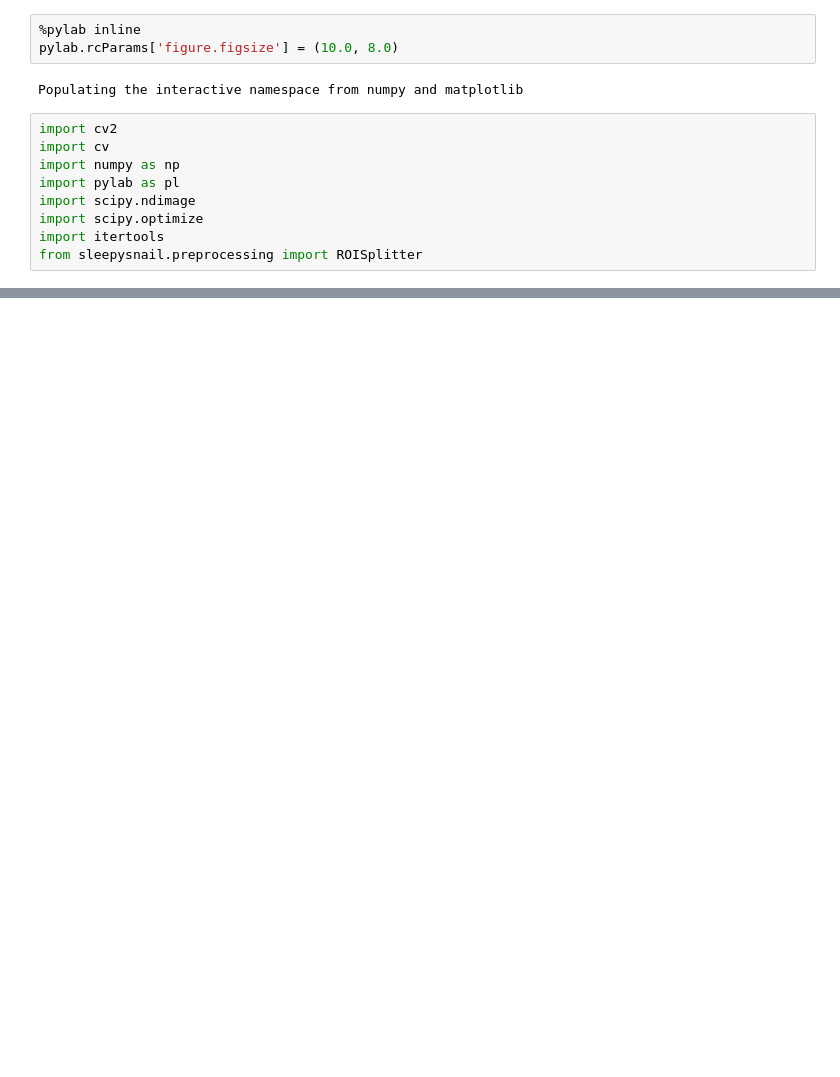
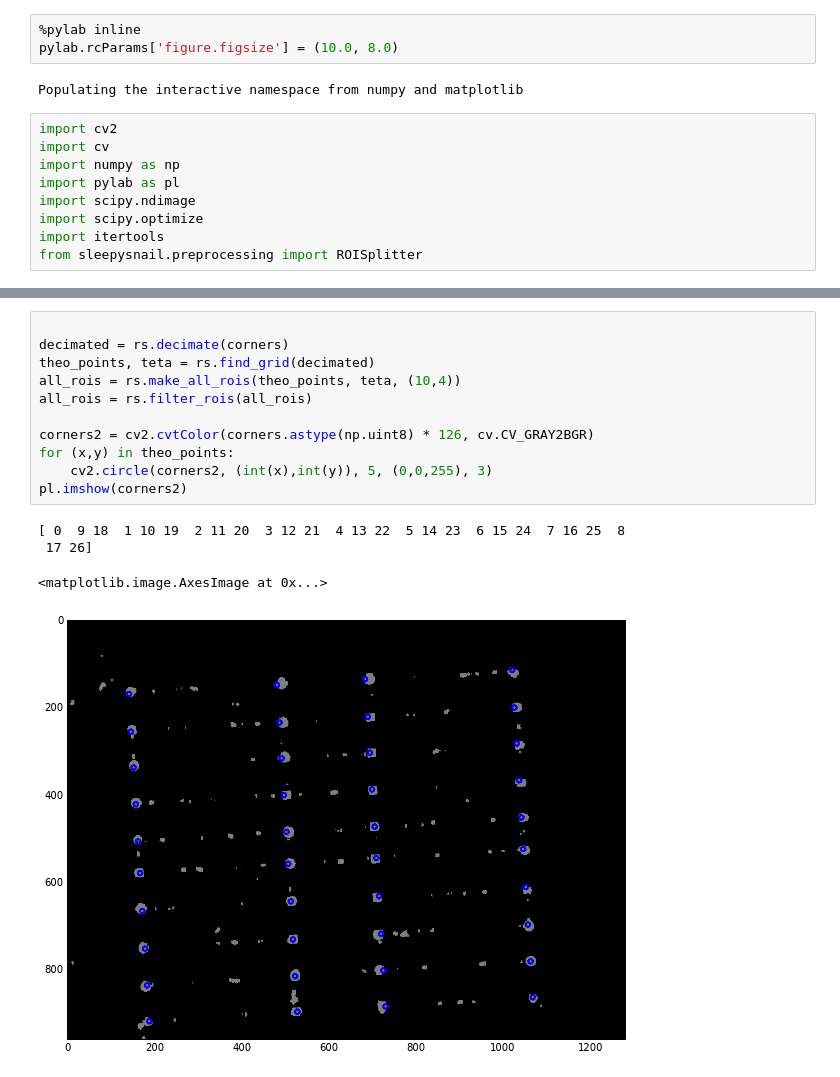
Before and after one commit to gilestrolab/sleepysnail, a Jupyter notebook: prototypes/ROISplitter_2.ipynb, the cells around one changed output, grey strips where cells are left out. Drawn from its saved outputs; the diff is of its cells as text; blank space fills up the shorter version.

```diff
--- a/prototypes/ROISplitter_2.ipynb
+++ b/prototypes/ROISplitter_2.ipynb
@@ -143,3 +165,19 @@ rs = ROISplitter2(grid_grey)
+# %%
+
+decimated = rs.decimate(corners)
+theo_points, teta = rs.find_grid(decimated)
+all_rois = rs.make_all_rois(theo_points, teta, (10,4))
+all_rois = rs.filter_rois(all_rois)
+
+corners2 = cv2.cvtColor(corners.astype(np.uint8) * 126, cv.CV_GRAY2BGR)
+for (x,y) in theo_points:
+    cv2.circle(corners2, (int(x),int(y)), 5, (0,0,255), 3)
+pl.imshow(corners2)
+# %% [output]
+[ 0  9 18  1 10 19  2 11 20  3 12 21  4 13 22  5 14 23  6 15 24  7 16 25  8
+ 17 26]
+<matplotlib.image.AxesImage at 0x...>
+[figure, added]
 # %%
 f, axarr = pl.subplots(18, sharey=True)
 for i in range(18):
```
Also changed, not shown: parts of 5 cells of this notebook, 5 other files.
